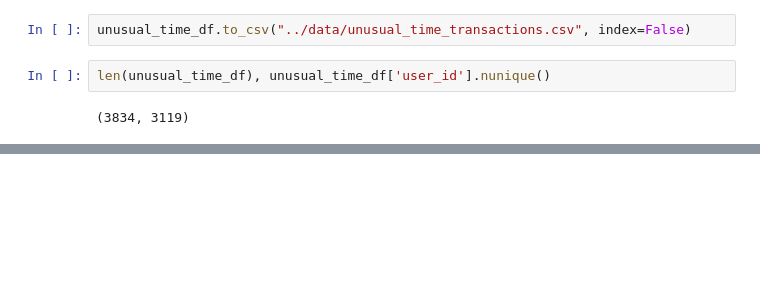
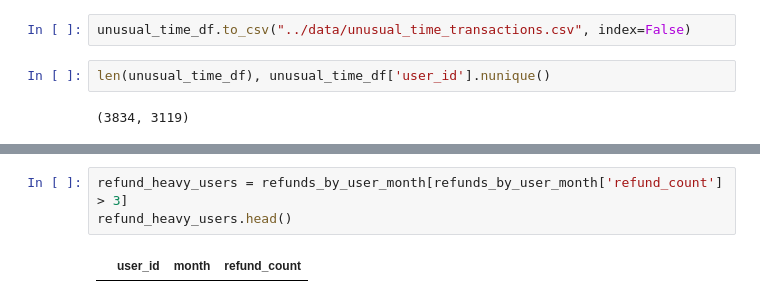
Before and after one commit to michelleyong7/Fraud-Detection-Analysis, a Jupyter notebook: notebooks/fraud_detection_analysis.ipynb, the cells around one changed output, grey strips where cells are left out. Saved outputs shown, nothing was run; the diff lists cells and outputs as text; blank space fills up the shorter version.

```diff
--- a/notebooks/fraud_detection_analysis.ipynb
+++ b/notebooks/fraud_detection_analysis.ipynb
@@ -150,0 +165,5 @@ ModuleNotFoundError: No module named 'matplotlib'
+# %%
+refund_heavy_users = refunds_by_user_month[refunds_by_user_month['refund_count'] > 3]
+refund_heavy_users.head()
+# %% [output]
+|  | user_id | month | refund_count |
```
Also changed, not shown: parts of 38 cells of this notebook.
